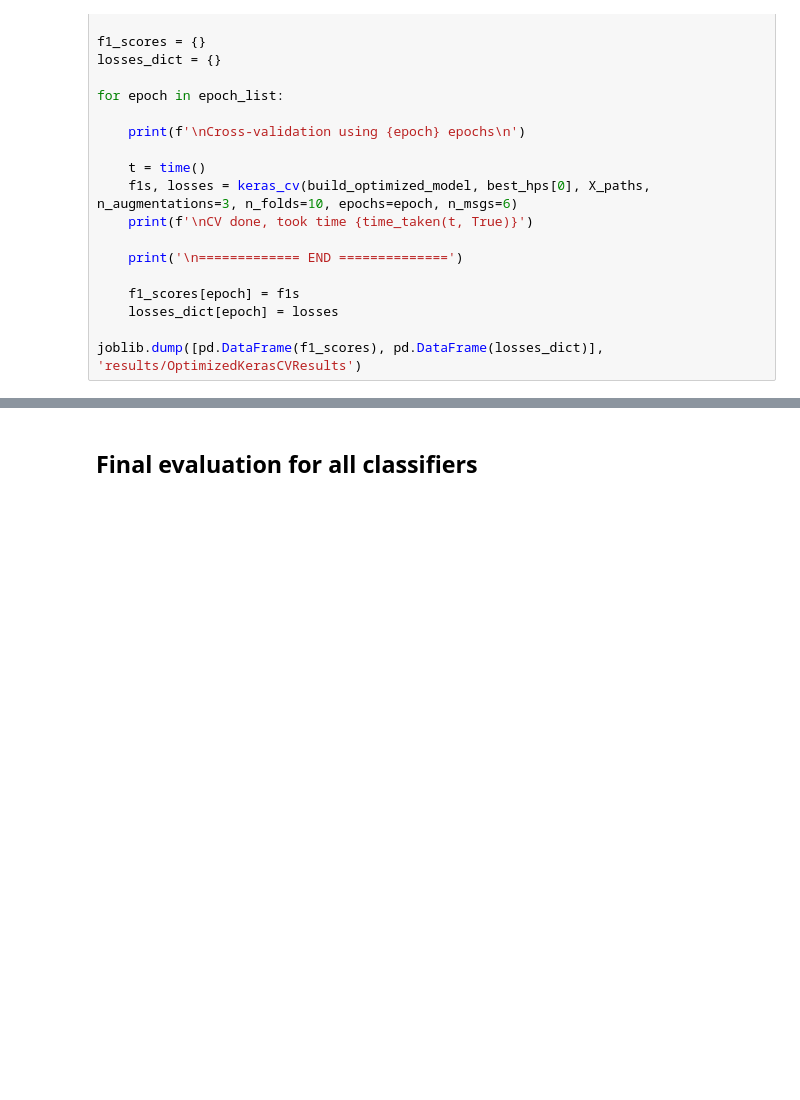
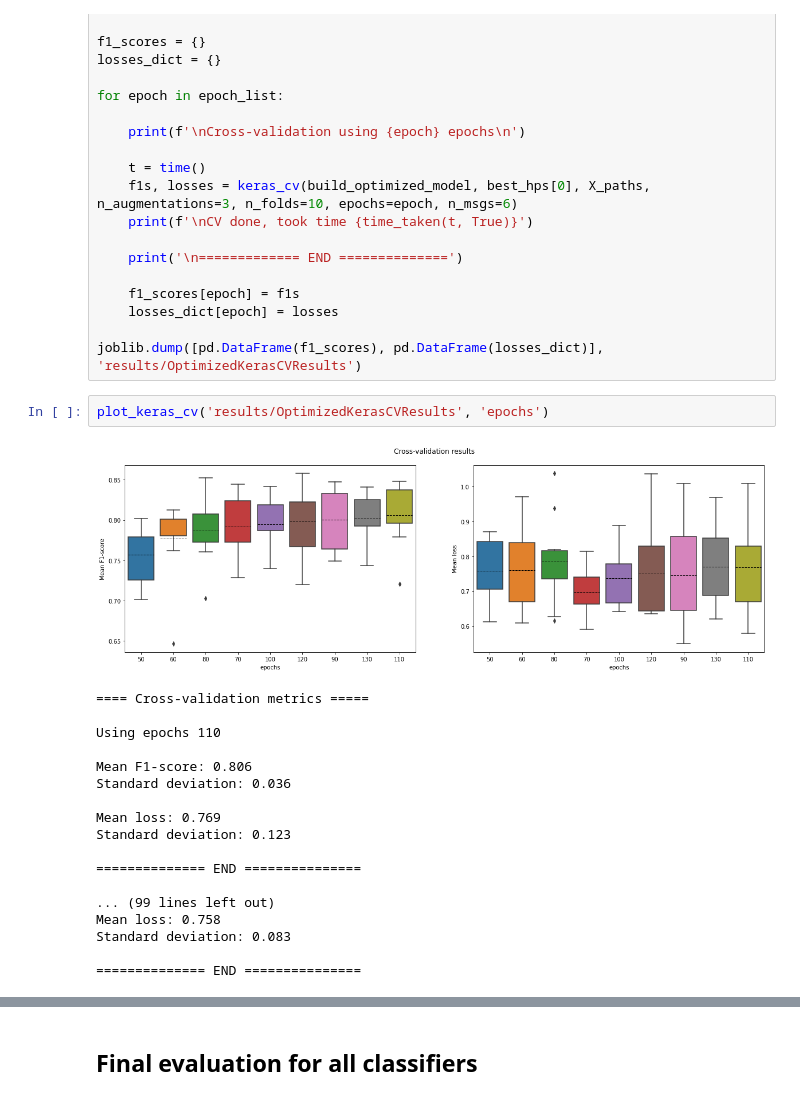
Before and after one commit to TuomasKuutsa/Emotion-classifier-project, a Jupyter notebook: EmotionClassification.ipynb, the cells around one changed output, grey strips where cells are left out. Saved outputs shown, nothing was run; the diff lists cells and outputs as text; blank space fills up the shorter version.

```diff
--- a/EmotionClassification.ipynb
+++ b/EmotionClassification.ipynb
@@ -644,4 +811,25 @@ for epoch in epoch_list:
     losses_dict[epoch] = losses
 
 joblib.dump([pd.DataFrame(f1_scores), pd.DataFrame(losses_dict)], 'results/OptimizedKerasCVResults')
+# %%
+plot_keras_cv('results/OptimizedKerasCVResults', 'epochs')
+# %% [output]
+[figure, added]
+==== Cross-validation metrics =====
+
+Using epochs 110
+
+Mean F1-score: 0.806
+Standard deviation: 0.036
+
+Mean loss: 0.769
+Standard deviation: 0.123
+
+============== END ===============
+
+... (99 lines left out)
+Mean loss: 0.758
+Standard deviation: 0.083
+
+============== END ===============
 # %%
```
Also changed, not shown: parts of 31 cells of this notebook, 8 other files.
